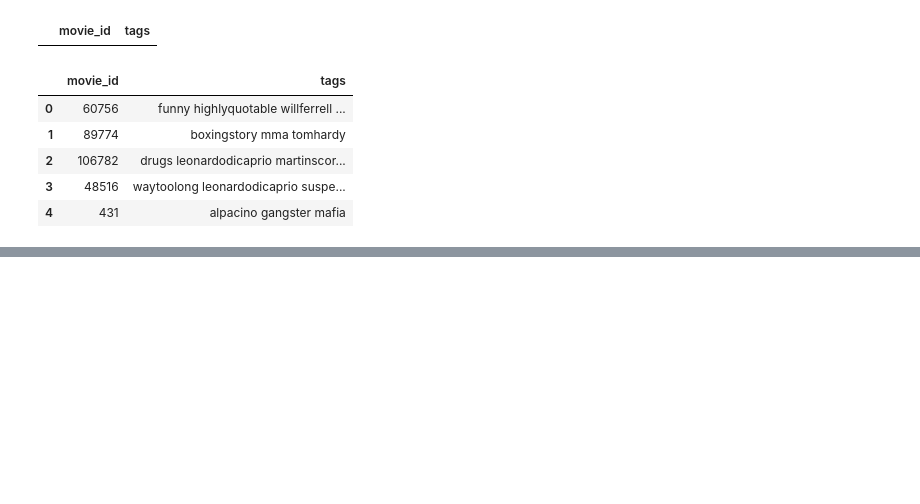
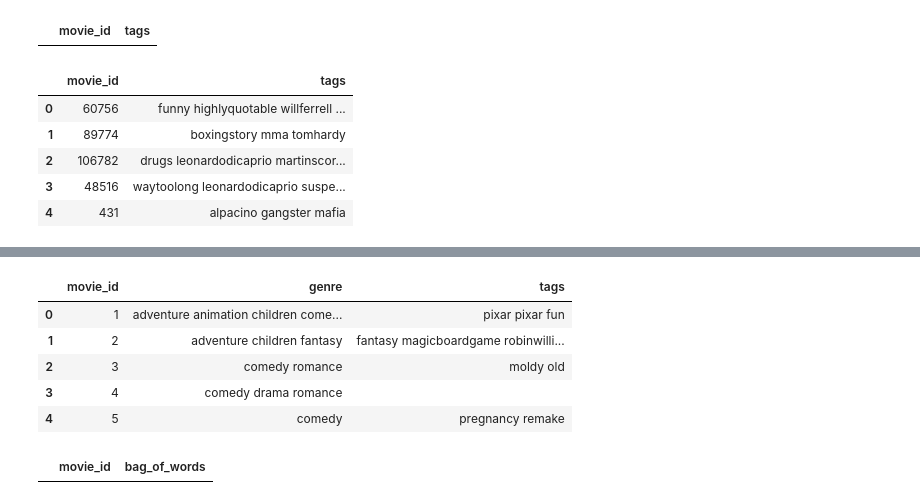
Before and after one commit to improvbutterfly/movies-project, a Jupyter notebook: CombineDataForMachineModel.ipynb, the cells around one changed output, grey strips where cells are left out. Drawn from its saved outputs; the diff is of its cells as text; code cells hidden in the pictures; blank space fills up the shorter version.

Commit message:
Adding bag of words

```diff
--- a/CombineDataForMachineModel.ipynb
+++ b/CombineDataForMachineModel.ipynb
@@ -95,3 +95,11 @@ tags_combined.head()
 # %%
 # Save combined_tags to CSV
 tags_combined.to_csv("movies_csv/tags_combined.csv", index=False)
+# %%
+# Read genres from DB so we can merge genres with the tags
+
+genre_query = f"select movie_id, genre from movies;"
+
+genre = pd.read_sql(genre_query, connection)
+
+genre.head()
@@ -97,0 +113,8 @@ tags_combined.to_csv("movies_csv/tags_combined.csv", index=False)
+# %%
+# Iterrows to convert each genre to lowercase, swap | with a space
+for index, row in genre.iterrows():
+    genre_converted = row['genre'].lower().replace("|", " ")
+    genre.iloc[index, 1] = genre_converted
+    #print (index, row['genre'], genre_converted)
+
+genre.head()
@@ -97,0 +128,19 @@ tags_combined.to_csv("movies_csv/tags_combined.csv", index=False)
+# %%
+# Merge genre and tags_converted on movie_id
+
+combined_df = genre.merge(tags_combined, on="movie_id", how="outer").fillna("")
+combined_df.head()
+# %% [output]
+|  | movie_id | genre | tags |
+| 0 | 1 | adventure animation children come... | pixar pixar fun |
+| 1 | 2 | adventure children fantasy | fantasy magicboardgame robinwilli... |
+| 2 | 3 | comedy romance | moldy old |
+| 3 | 4 | comedy drama romance |  |
+| 4 | 5 | comedy | pregnancy remake |
+# %%
+# Create new bag_of_words df that combines genre and tags
+
+bag_of_words = pd.DataFrame(columns=["movie_id", "bag_of_words"])
+bag_of_words.head()
+# %% [output]
+|  | movie_id | bag_of_words |
```
Also changed, not shown: parts of 4 cells of this notebook, 1 other file.
